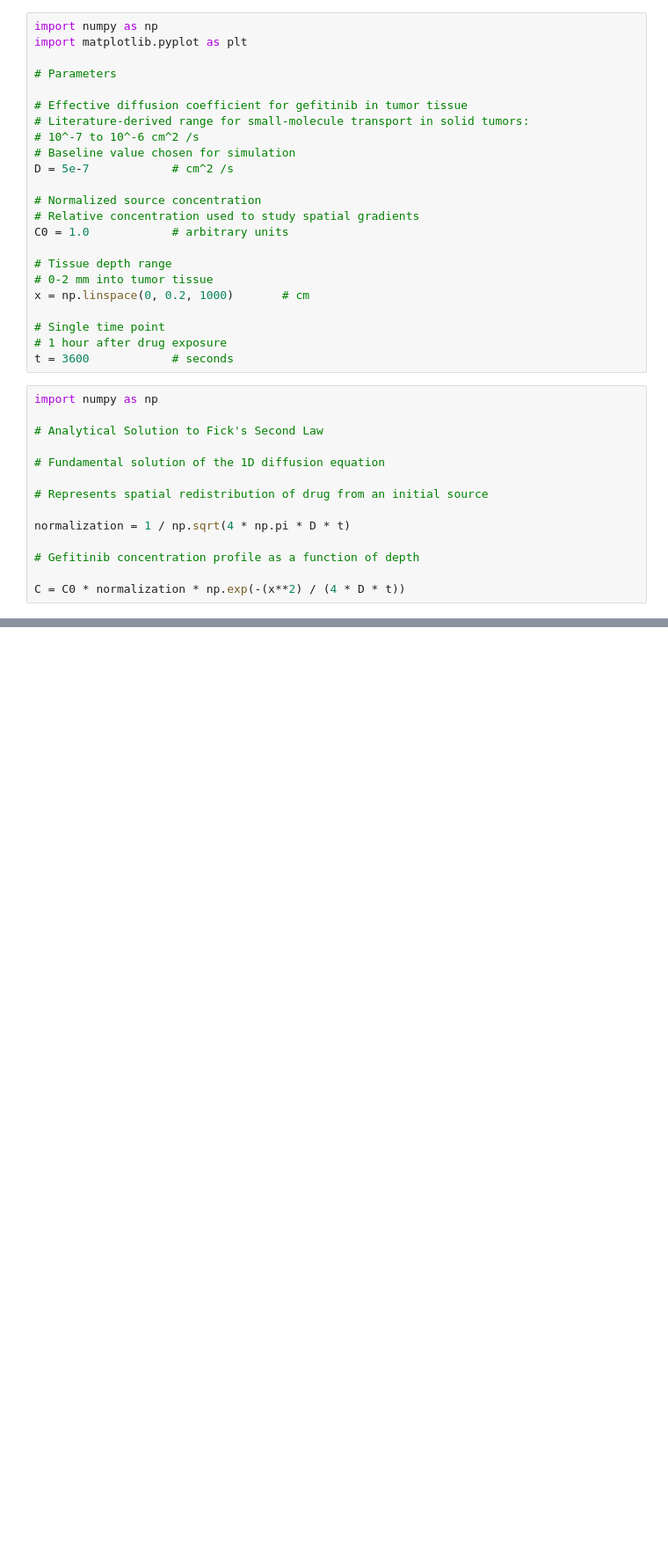
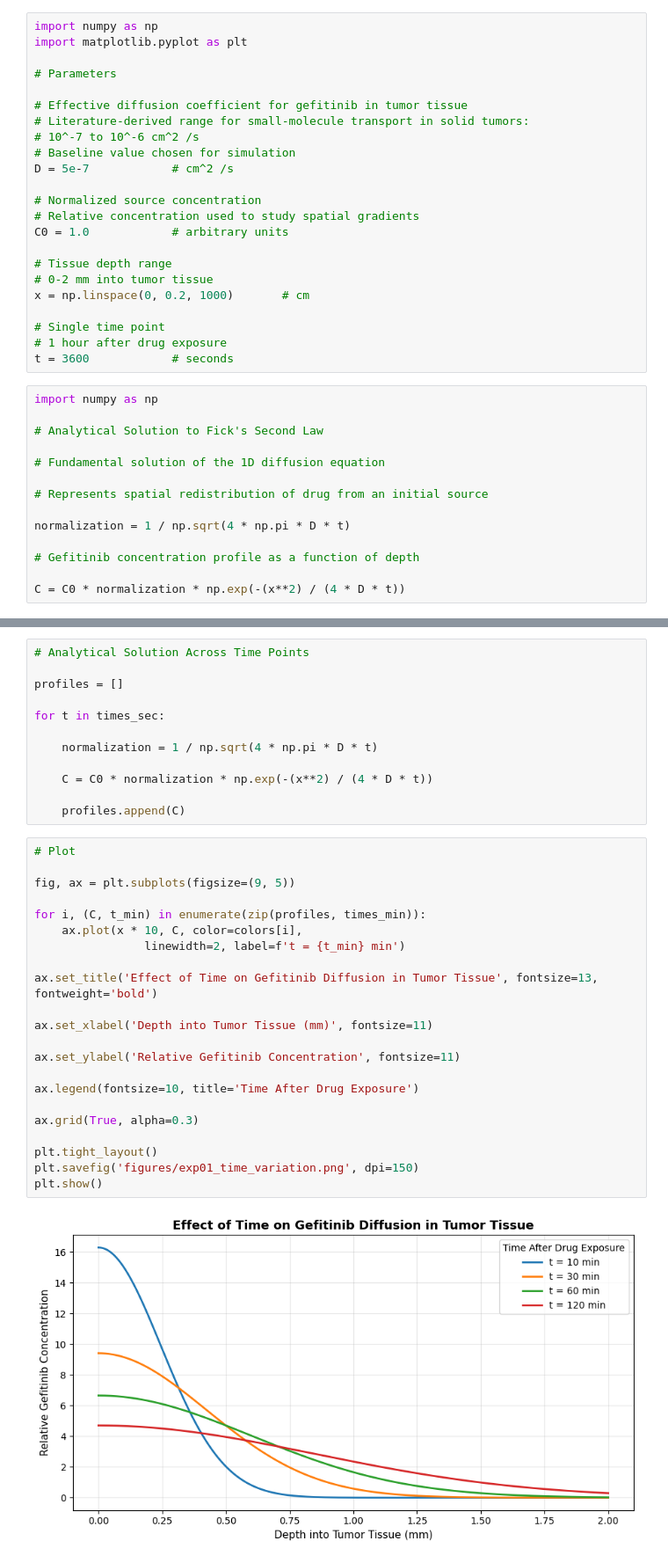
Before and after one commit to abhirym/Drug-Diffusion-Project, a Jupyter notebook: exp01_diffusion_model.ipynb, the cells around one changed output, grey strips where cells are left out. Shown at 88% size. Cells and saved outputs as stored; diff of their text form; blank space fills up the shorter version.

```diff
--- a/exp01_diffusion_model.ipynb
+++ b/exp01_diffusion_model.ipynb
@@ -75,0 +104,36 @@ plt.show()
+# %%
+# Analytical Solution Across Time Points
+
+profiles = []
+
+for t in times_sec:
+
+    normalization = 1 / np.sqrt(4 * np.pi * D * t)
+
+    C = C0 * normalization * np.exp(-(x**2) / (4 * D * t))
+
+    profiles.append(C)
+# %%
+# Plot
+
+fig, ax = plt.subplots(figsize=(9, 5))
+
+for i, (C, t_min) in enumerate(zip(profiles, times_min)):
+    ax.plot(x * 10, C, color=colors[i],
+                linewidth=2, label=f't = {t_min} min')
+
+ax.set_title('Effect of Time on Gefitinib Diffusion in Tumor Tissue', fontsize=13, fontweight='bold')
+
+ax.set_xlabel('Depth into Tumor Tissue (mm)', fontsize=11)
+
+ax.set_ylabel('Relative Gefitinib Concentration', fontsize=11)
+
+ax.legend(fontsize=10, title='Time After Drug Exposure')
+
+ax.grid(True, alpha=0.3)
+
+plt.tight_layout()
+plt.savefig('figures/exp01_time_variation.png', dpi=150)
+plt.show()
+# %% [output]
+[figure, added]
```
Also changed, not shown: parts of 2 cells of this notebook, 3 other files.
